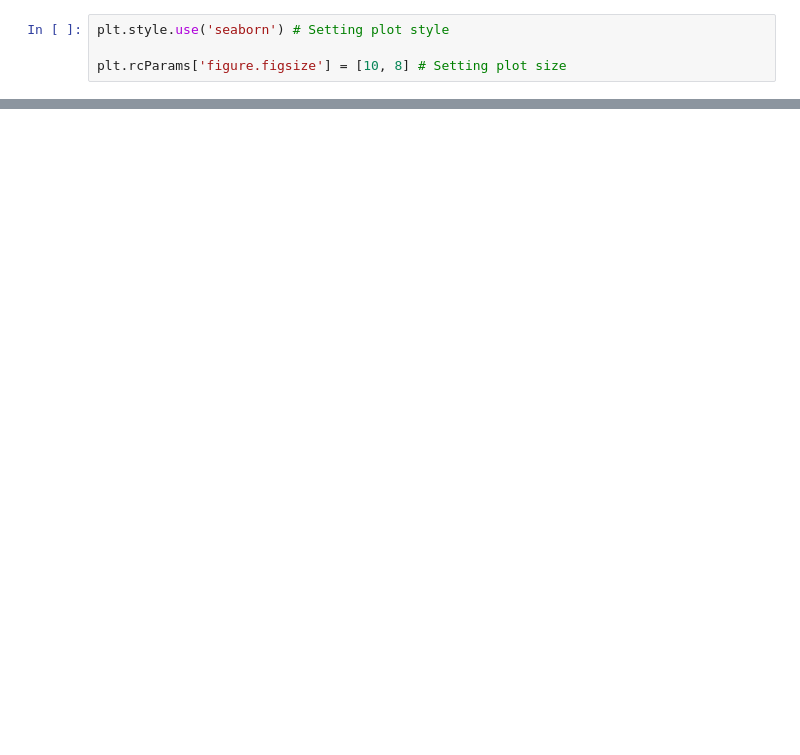
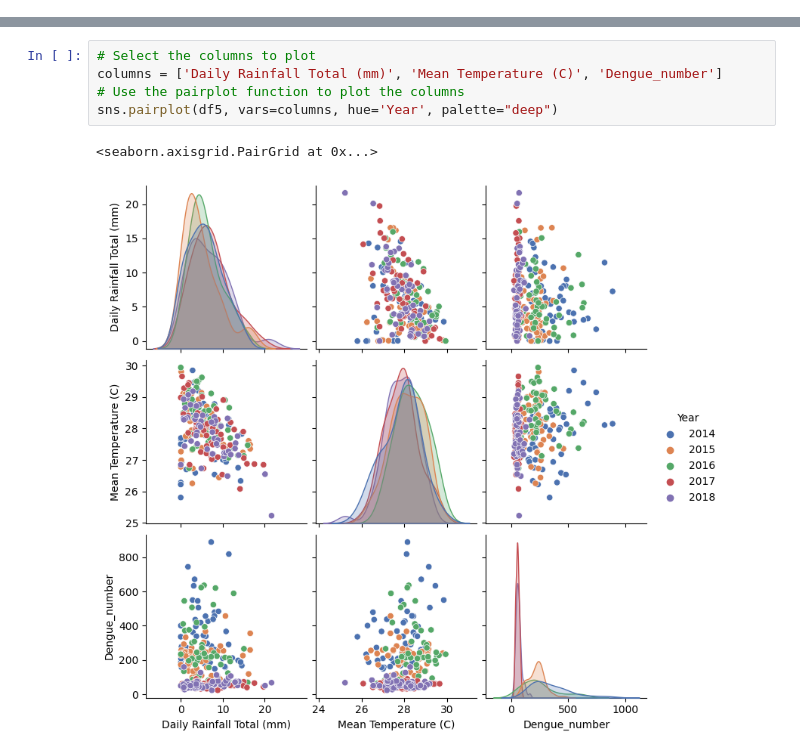
Before and after one commit to udipto325/ML_Project, a Jupyter notebook: dengue-prediction.ipynb, the cells around one changed output, grey strips where cells are left out. Cells and saved outputs as stored; diff of their text form; blank space fills up the shorter version.

```diff
--- a/dengue-prediction.ipynb
+++ b/dengue-prediction.ipynb
@@ -44,4 +0,0 @@ dengue_labels.head()
-# %%
-plt.style.use('seaborn') # Setting plot style
-
-plt.rcParams['figure.figsize'] = [10, 8] # Setting plot size
@@ -383,0 +392,8 @@ print(sj_knn_grid_cv.best_params_)
+# %%
+# Select the columns to plot
+columns = ['Daily Rainfall Total (mm)', 'Mean Temperature (C)', 'Dengue_number']
+# Use the pairplot function to plot the columns
+sns.pairplot(df5, vars=columns, hue='Year', palette="deep")
+# %% [output]
+<seaborn.axisgrid.PairGrid at 0x...>
+[figure, added]
```
Also changed, not shown: parts of 62 cells of this notebook.
